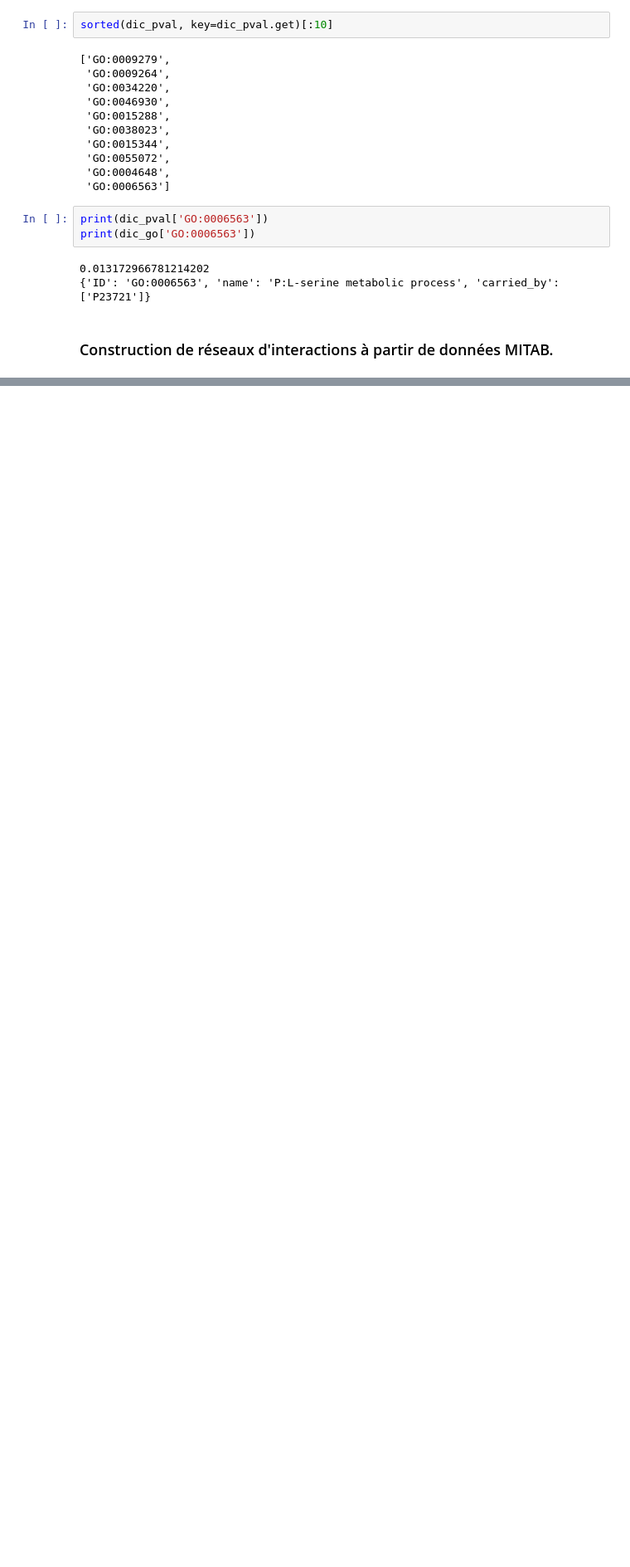
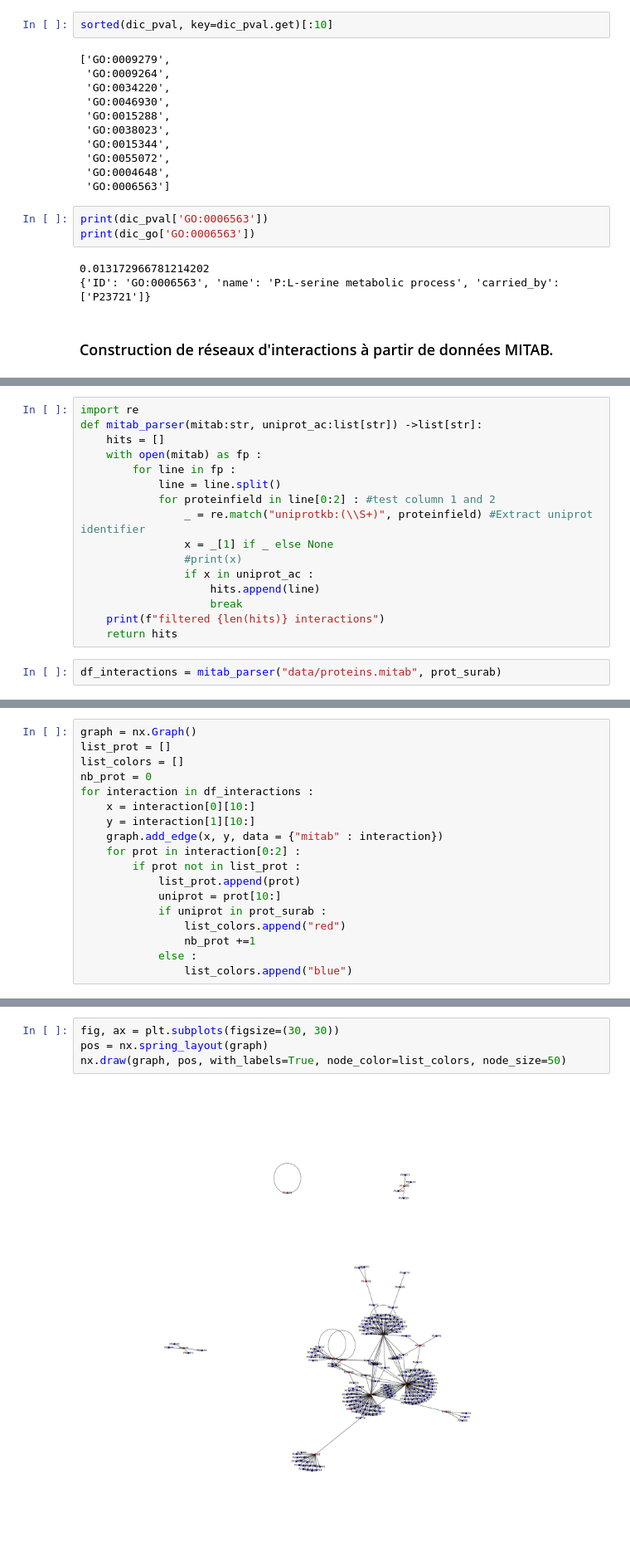
Before and after one commit to ebauduer/tp-proteomics, a Jupyter notebook: TP1.ipynb, the cells around one changed output, grey strips where cells are left out. Shown at 83% size. Drawn from its saved outputs; the diff is of its cells as text; blank space fills up the shorter version.

```diff
--- a/TP1.ipynb
+++ b/TP1.ipynb
@@ -544,0 +555,18 @@ nx.draw(G, pos, with_labels=True, node_color=['blue','blue','red'] , node_size=2
+# %%
+import re
+def mitab_parser(mitab:str, uniprot_ac:list[str]) ->list[str]:
+    hits = []
+    with open(mitab) as fp :
+        for line in fp :
+            line = line.split()
+            for proteinfield in line[0:2] : #test column 1 and 2
+                _ = re.match("uniprotkb:(\\S+)", proteinfield) #Extract uniprot identifier
+                x = _[1] if _ else None
+                #print(x)
+                if x in uniprot_ac :
+                    hits.append(line)
+                    break
+    print(f"filtered {len(hits)} interactions")
+    return hits
+# %%
+df_interactions = mitab_parser("data/proteins.mitab", prot_surab)
@@ -544,0 +595,18 @@ nx.draw(G, pos, with_labels=True, node_color=['blue','blue','red'] , node_size=2
+# %%
+graph = nx.Graph()
+list_prot = []
+list_colors = []
+nb_prot = 0
+for interaction in df_interactions :
+    x = interaction[0][10:]
+    y = interaction[1][10:]
+    graph.add_edge(x, y, data = {"mitab" : interaction})
+    for prot in interaction[0:2] :
+        if prot not in list_prot :
+            list_prot.append(prot)
+            uniprot = prot[10:]
+            if uniprot in prot_surab :
+                list_colors.append("red")
+                nb_prot +=1
+            else :
+                list_colors.append("blue")
@@ -544,0 +617,6 @@ nx.draw(G, pos, with_labels=True, node_color=['blue','blue','red'] , node_size=2
+# %%
+fig, ax = plt.subplots(figsize=(30, 30))
+pos = nx.spring_layout(graph)
+nx.draw(graph, pos, with_labels=True, node_color=list_colors, node_size=50)
+# %% [output]
+[figure, added]
```
Also changed, not shown: parts of 6 cells of this notebook.
